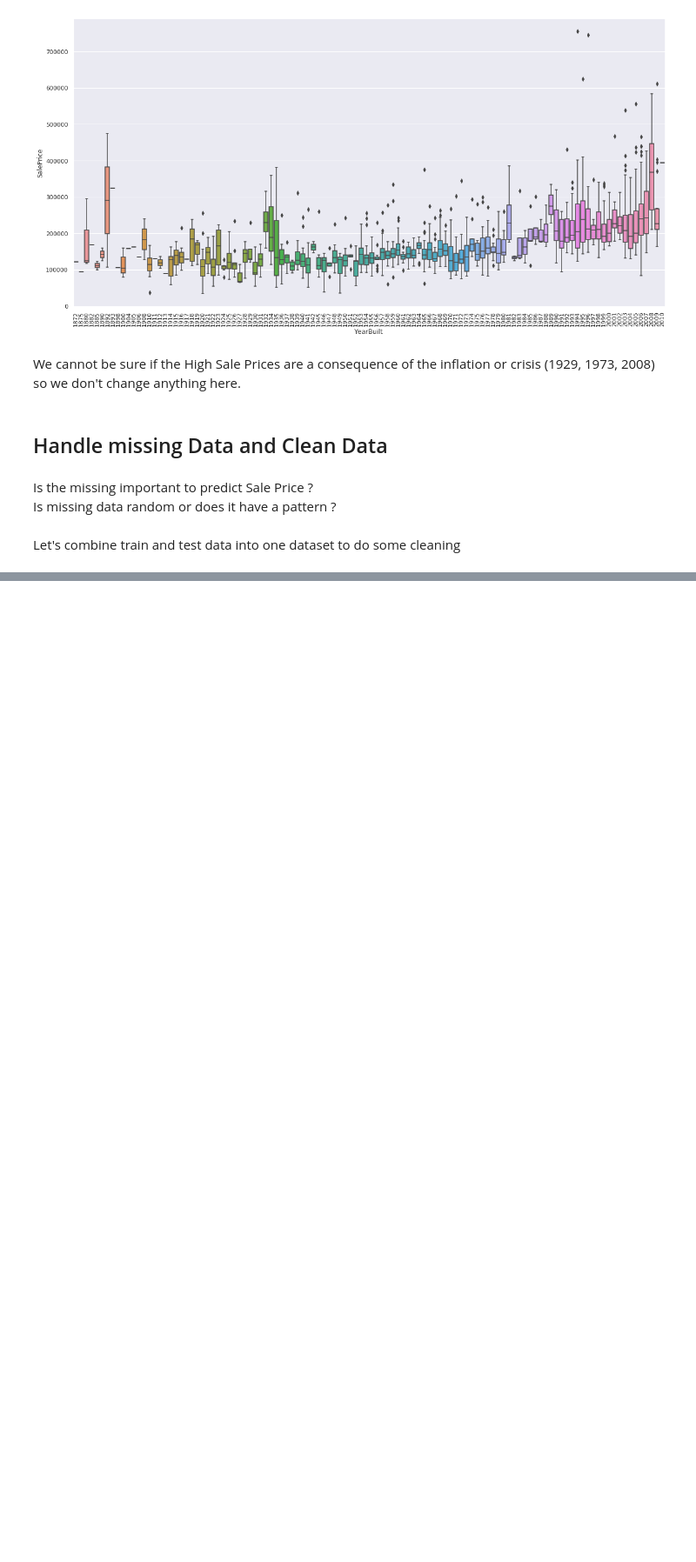
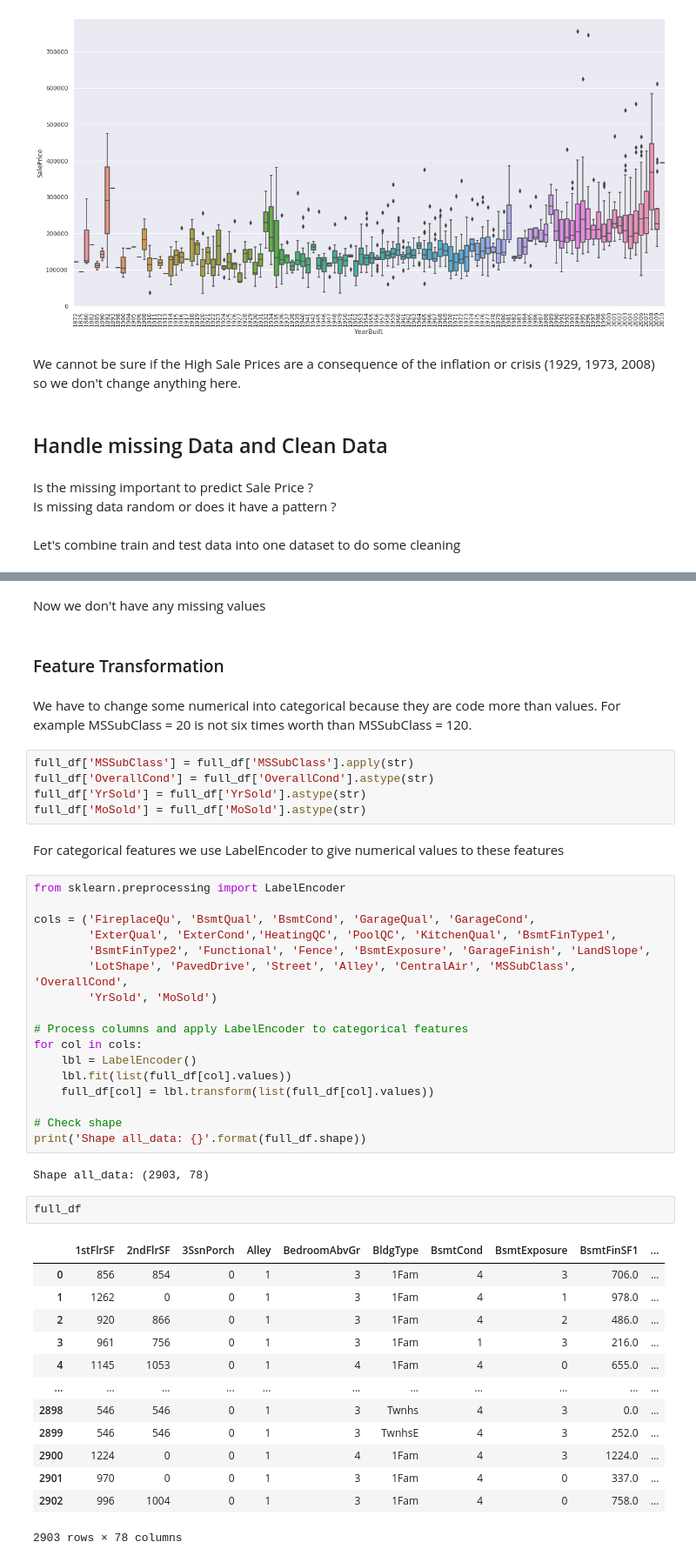
Before and after one commit to Simplon-IA-Bdx-1/house-prices-mehdi-bastien, a Jupyter notebook: House_Prices.ipynb, the cells around one changed output, grey strips where cells are left out. Shown at 87% size. Cells and saved outputs as stored; diff of their text form; blank space fills up the shorter version.

Commit message:
add Feature Engineering process

```diff
--- a/House_Prices.ipynb
+++ b/House_Prices.ipynb
@@ -390,0 +509,48 @@ Let's combine train and test data into one dataset to do some cleaning
+# %% [markdown]
+Now we don't have any missing values
+# %% [markdown]
+### Feature Transformation
+# %% [markdown]
+We have to change some numerical into categorical because they are code more than values. For example MSSubClass = 20 is not six times worth than MSSubClass = 120.
+# %%
+full_df['MSSubClass'] = full_df['MSSubClass'].apply(str)
+full_df['OverallCond'] = full_df['OverallCond'].astype(str)
+full_df['YrSold'] = full_df['YrSold'].astype(str)
+full_df['MoSold'] = full_df['MoSold'].astype(str)
+# %% [markdown]
+For categorical features we use LabelEncoder to give numerical values to these features
+# %%
+from sklearn.preprocessing import LabelEncoder
+
+cols = ('FireplaceQu', 'BsmtQual', 'BsmtCond', 'GarageQual', 'GarageCond',
+        'ExterQual', 'ExterCond','HeatingQC', 'PoolQC', 'KitchenQual', 'BsmtFinType1',
+        'BsmtFinType2', 'Functional', 'Fence', 'BsmtExposure', 'GarageFinish', 'LandSlope',
+        'LotShape', 'PavedDrive', 'Street', 'Alley', 'CentralAir', 'MSSubClass', 'OverallCond',
+        'YrSold', 'MoSold')
+
+# Process columns and apply LabelEncoder to categorical features
+for col in cols:
+    lbl = LabelEncoder()
+    lbl.fit(list(full_df[col].values))
+    full_df[col] = lbl.transform(list(full_df[col].values))
+
+# Check shape
+print('Shape all_data: {}'.format(full_df.shape))
+# %% [output]
+Shape all_data: (2903, 78)
+# %%
+full_df
+# %% [output]
+|  | 1stFlrSF | 2ndFlrSF | 3SsnPorch | Alley | BedroomAbvGr | BldgType | BsmtCond | BsmtExposure | BsmtFinSF1 | ... |
+| 0 | 856 | 854 | 0 | 1 | 3 | 1Fam | 4 | 3 | 706.0 | ... |
+| 1 | 1262 | 0 | 0 | 1 | 3 | 1Fam | 4 | 1 | 978.0 | ... |
+| 2 | 920 | 866 | 0 | 1 | 3 | 1Fam | 4 | 2 | 486.0 | ... |
+| 3 | 961 | 756 | 0 | 1 | 3 | 1Fam | 1 | 3 | 216.0 | ... |
+| 4 | 1145 | 1053 | 0 | 1 | 4 | 1Fam | 4 | 0 | 655.0 | ... |
+| ... | ... | ... | ... | ... | ... | ... | ... | ... | ... | ... |
+| 2898 | 546 | 546 | 0 | 1 | 3 | Twnhs | 4 | 3 | 0.0 | ... |
+| 2899 | 546 | 546 | 0 | 1 | 3 | TwnhsE | 4 | 3 | 252.0 | ... |
+| 2900 | 1224 | 0 | 0 | 1 | 4 | 1Fam | 4 | 3 | 1224.0 | ... |
+| 2901 | 970 | 0 | 0 | 1 | 3 | 1Fam | 4 | 0 | 337.0 | ... |
+| 2902 | 996 | 1004 | 0 | 1 | 3 | 1Fam | 4 | 0 | 758.0 | ... |
+2903 rows × 78 columns
```
Also changed, not shown: parts of 32 cells of this notebook, 1 other file.
